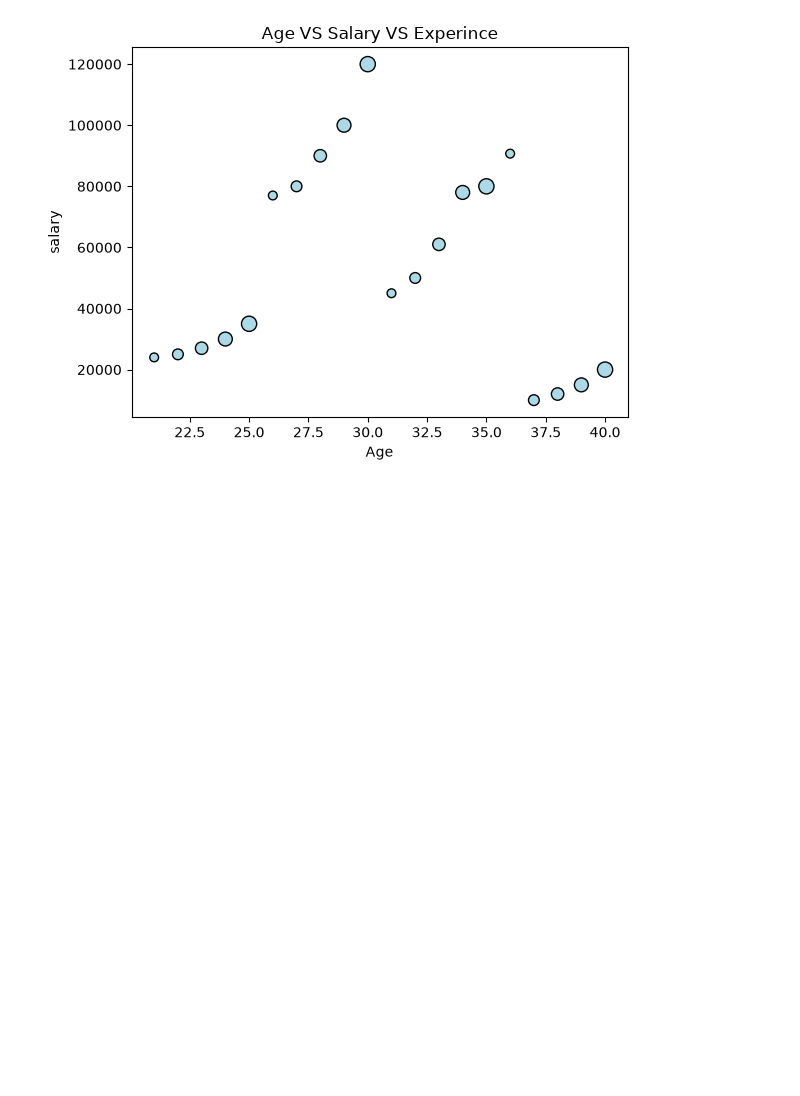
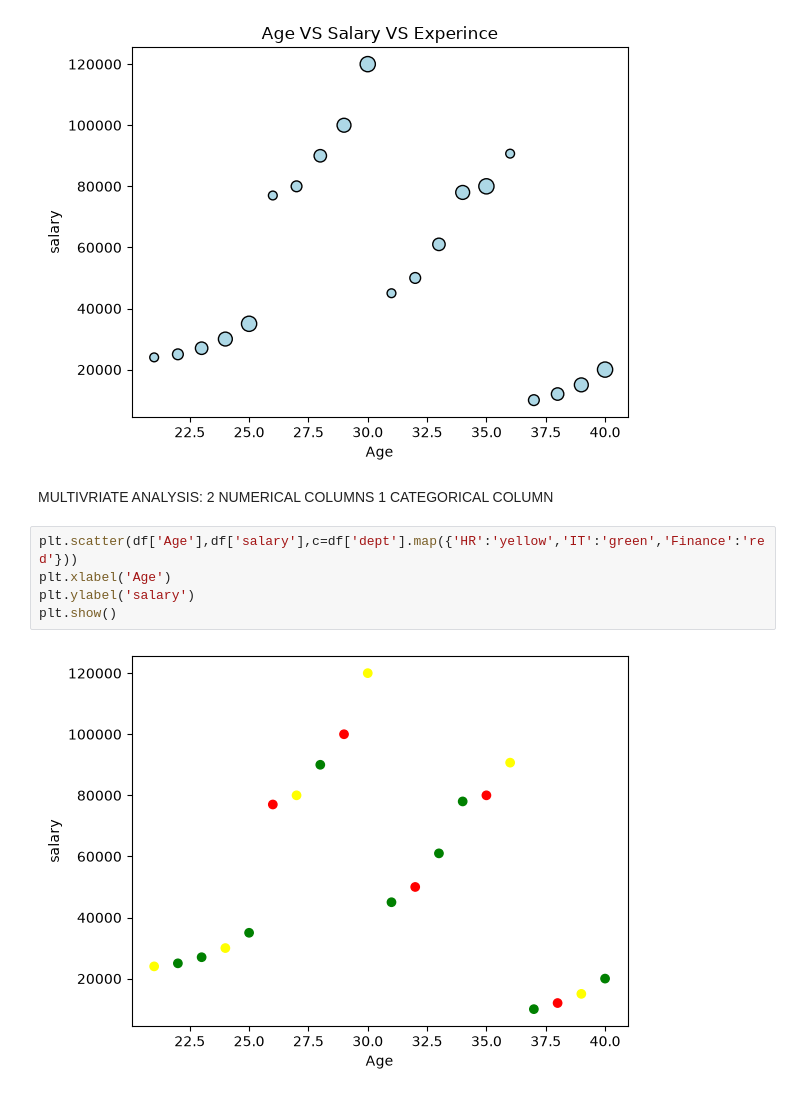
Before and after one commit to khushbu9119/Matplotlib, a Jupyter notebook: learning.ipynb, the cells around one changed output. Cells and saved outputs as stored; diff of their text form; blank space fills up the shorter version.

```diff
--- a/learning.ipynb
+++ b/learning.ipynb
@@ -272,3 +272,12 @@ plt.ylabel('salary')
 plt.show()
 # %% [output]
 [figure]
+# %% [markdown]
+MULTIVRIATE ANALYSIS: 2 NUMERICAL COLUMNS 1 CATEGORICAL COLUMN
+# %%
+plt.scatter(df['Age'],df['salary'],c=df['dept'].map({'HR':'yellow','IT':'green','Finance':'red'}))
+plt.xlabel('Age')
+plt.ylabel('salary')
+plt.show()
+# %% [output]
+[figure, added]
```
Also changed, not shown: parts of 1 cell of this notebook, 1 other file.
